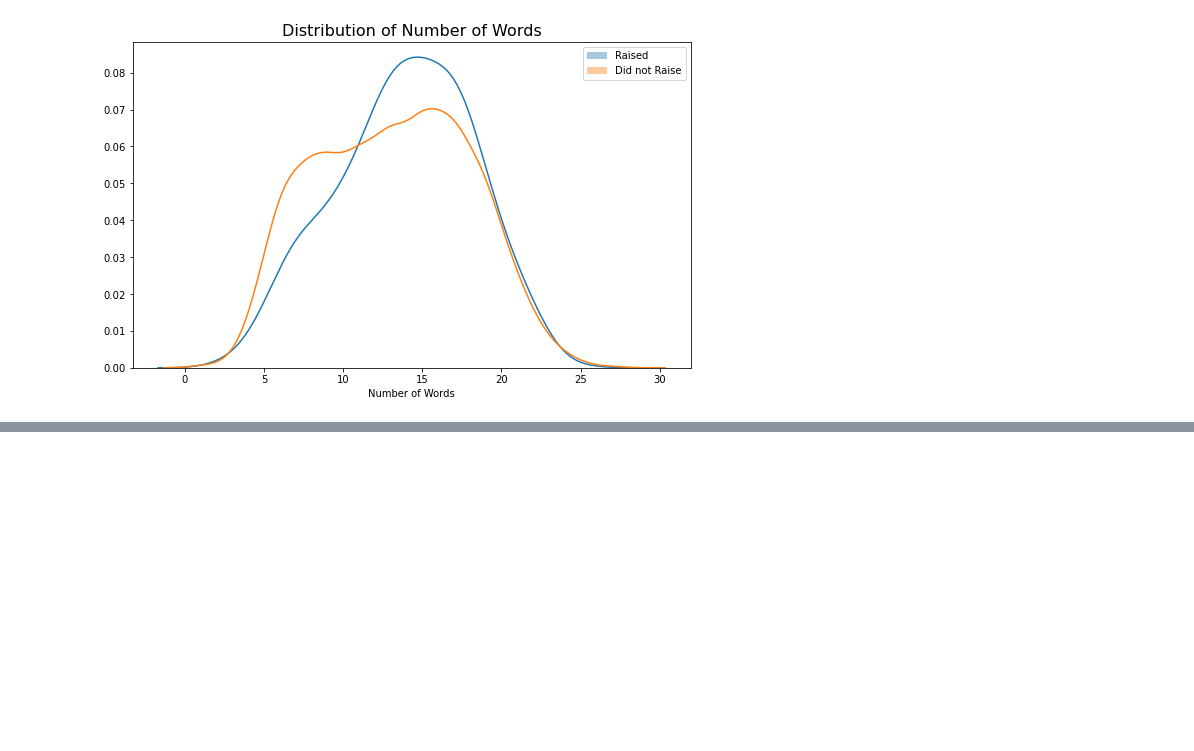
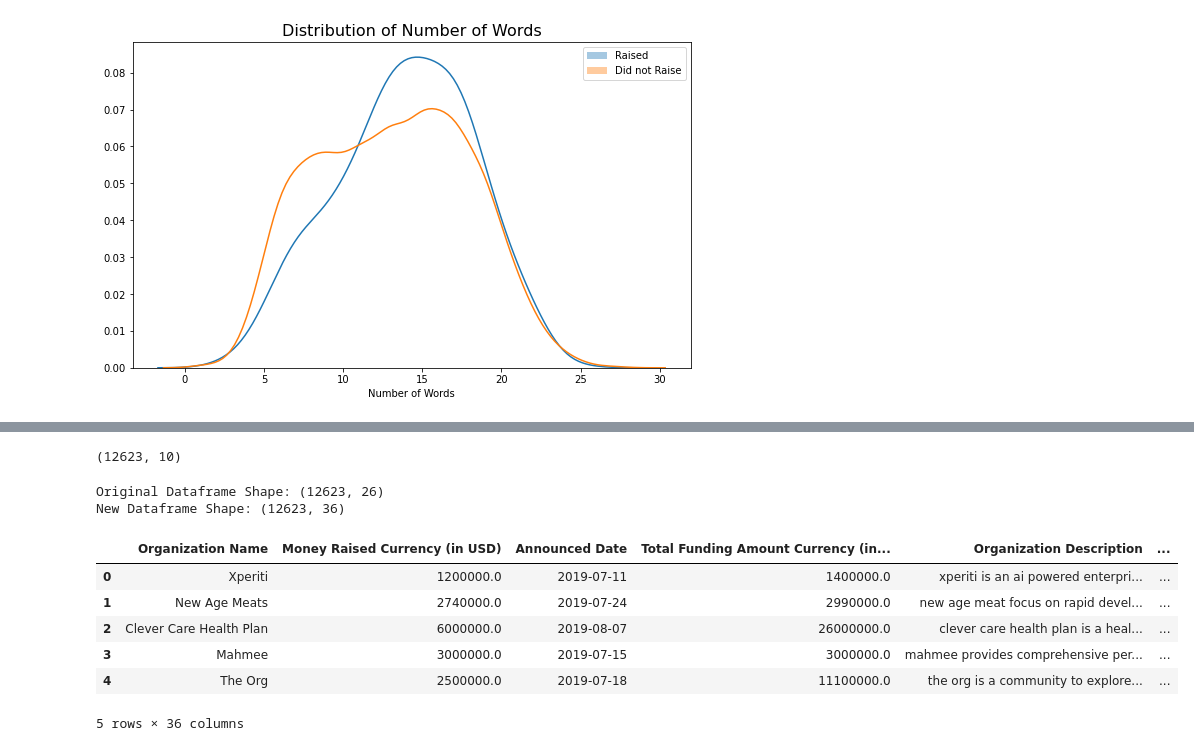
Before and after one commit to agpark1/VC-Sourcing-Model-Unit2-Build, a Jupyter notebook: 2A.ipynb, the cells around one changed output, grey strips where cells are left out. Cells and saved outputs as stored; diff of their text form; code cells hidden in the pictures; blank space fills up the shorter version.

```diff
--- a/2A.ipynb
+++ b/2A.ipynb
@@ -404,0 +416,7 @@ Document Term Matrix Shape: (12623, 20415)
+# %%
+#build the topic model
+from sklearn.decomposition import LatentDirichletAllocation
+
+n_topics = 10
+lda_tf = LatentDirichletAllocation(n_components=n_topics, random_state=10)
+lda_tf.fit(dtm_tf)
@@ -404,0 +470,28 @@ Document Term Matrix Shape: (12623, 20415)
+# %%
+topic_df.shape
+# %% [output]
+(12623, 10)
+# %%
+topic_df.reset_index(drop=True, inplace=True)
+data.reset_index(drop=True, inplace=True)
+
+# Extract Topic Distributions from LDA model for each pitcher
+col_names = ["Topic {0}".format(x) for x in range(0, n_topics)]
+topic_dist = lda_tf.transform(dtm_tf)
+topic_df = pd.DataFrame(topic_dist, columns = col_names)
+
+# Join topic dataframe with numerical features from Method #1
+df2 = pd.concat([data, topic_df], axis=1)
+print(f'Original Dataframe Shape: {data.shape}')
+print(f'New Dataframe Shape: {df2.shape}\n')
+df2.head()
+# %% [output]
+Original Dataframe Shape: (12623, 26)
+New Dataframe Shape: (12623, 36)
+|  | Organization Name | Money Raised Currency (in USD) | Announced Date | Total Funding Amount Currency (in... | Organization Description | ... |
+| 0 | Xperiti | 1200000.0 | 2019-07-11 | 1400000.0 | xperiti is an ai powered enterpri... | ... |
+| 1 | New Age Meats | 2740000.0 | 2019-07-24 | 2990000.0 | new age meat focus on rapid devel... | ... |
+| 2 | Clever Care Health Plan | 6000000.0 | 2019-08-07 | 26000000.0 | clever care health plan is a heal... | ... |
+| 3 | Mahmee | 3000000.0 | 2019-07-15 | 3000000.0 | mahmee provides comprehensive per... | ... |
+| 4 | The Org | 2500000.0 | 2019-07-18 | 11100000.0 | the org is a community to explore... | ... |
+5 rows × 36 columns
```
Also changed, not shown: parts of 6 cells of this notebook.
